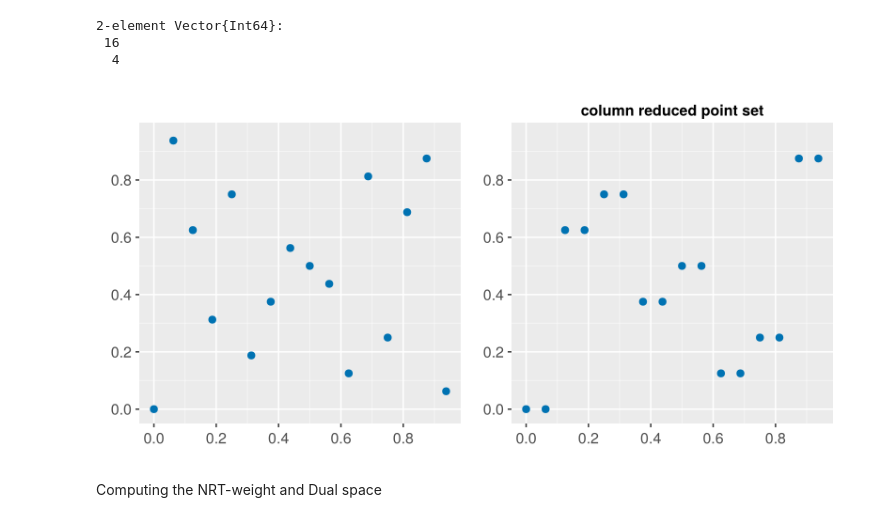
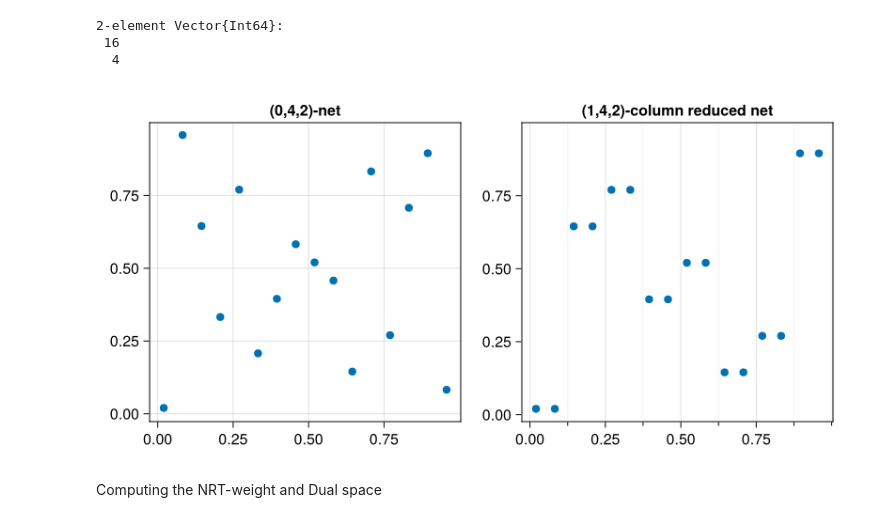
Before and after one commit to Vishnupriya-Anupindi/t_value_experiments, a Jupyter notebook: Reduced_nets.ipynb, the cells around one changed output. Drawn from its saved outputs; the diff is of its cells as text; code cells hidden in the pictures.

Commit message:
plot title fixed

```diff
--- a/Reduced_nets.ipynb
+++ b/Reduced_nets.ipynb
@@ -190,5 +186,6 @@ C_cr = [C_cr1,C_cr2]
 # %%
 gen_all_points(C_cr,b)
 pts_cr = sort(gen_all_points(C_cr,b))
+pts_cr_shift = [pts_cr[i] .+ 0.02 for i in 1:length(pts_cr)]
 # %% [output]
 16-element Vector{Vector{BigFloat}}:
@@ -263,5 +260,3 @@ unq_coord = [length(pts_j_unq_rr_1), length(pts_j_unq_rr_2)]
 2-element Vector{Int64}:
  16
   4
-# %%
-set_theme!(theme_ggplot2())
@@ -268,26 +265,31 @@ set_theme!(theme_ggplot2())
 # %%
 fig = Figure(resolution = (800, 400))
 
 #kwargs = (; xminorticksvisible = true, xminorgridvisible = true)
 #xticks = [0.0, 0.5, 1.0], yticks = [0.0, 0.5, 1.0]
+#xminorticks = IntervalsBetween(4), xminorticksvisible = true, ygridvisible = false
+#limits = (nothing,nothing, -0.05, 1)
 
-ax = Axis(fig[1,1], title = "", limits = (nothing,nothing, -0.05, 1))
-scatter!( Point2.(pts) )
+#ax = Axis(fig[1,1], title = "", limits = (nothing,nothing, -0.05, 1))
+#scatter!( Point2.(pts) )
 
-#ax = Axis(fig[1,2],title = "", xticks = [0.0, 0.25, 0.5, 0.75], yticks = [0.0, 0.25, 0.5, 0.75], xminorgridvisible = false, yminorticksvisible = false, ygridvisible = false)
-#scatter!( Point2.(pts_cr))
+ax = Axis(fig[1,1],title = "(0,4,2)-net",limits = (nothing,nothing, nothing, 1), xticks = [0.0, 0.25, 0.5, 0.75], yticks = [0.0, 0.25, 0.5, 0.75], xminorgridvisible = false, yminorticksvisible = false)
+scatter!( Point2.(pts_shift))
 
-ax = Axis(fig[1,2], title = "column reduced point set", limits = (nothing,nothing, -0.05, 1))
-scatter!( Point2.(pts_cr) )
+#ax = Axis(fig[1,1], title = "(0,4,2)- net", limits = (nothing,nothing, nothing, 1),  xticks = [0.0, 0.25, 0.5, 0.75], xminorticks = IntervalsBetween(4), xminorticksvisible = true, yticks = [0.0, 0.25, 0.5, 0.75],  xminorgridvisible = true, yminorticksvisible = false, ygridvisible = false)
+#scatter!( Point2.(pts_shift) )
+
+ax = Axis(fig[1,2], title = "(1,4,2)-column reduced net", limits = (nothing,nothing, nothing, 1),  xticks = [0.0, 0.25, 0.5, 0.75], xminorticks = IntervalsBetween(2), xminorticksvisible = true, yticks = [0.0, 0.25, 0.5, 0.75],  xminorgridvisible = true, yminorticksvisible = false, ygridvisible = false)
+scatter!( Point2.(pts_cr_shift) )
 
 #ax = Axis(fig[1,3], title = "col-row reduced point set")
 #scatter!( Point2.(pts_rr) )
 
-save("Plots/Col_red_sq_1_m4.png", fig)
-save("Plots/Col_red_sq_1_m4.svg", fig)
+save("Plots/Digital_seqnet_reduced_m4_shift.png", fig)
+save("Plots/Digital_seqnet_reduced_m4_shift.svg", fig)
 fig
 # %% [output]
-[figure, old version]
+[figure, new version]
 # %% [markdown]
 Computing the NRT-weight and Dual space
 # %%
```
Also changed, not shown: parts of 3 cells of this notebook, 7 other files.
